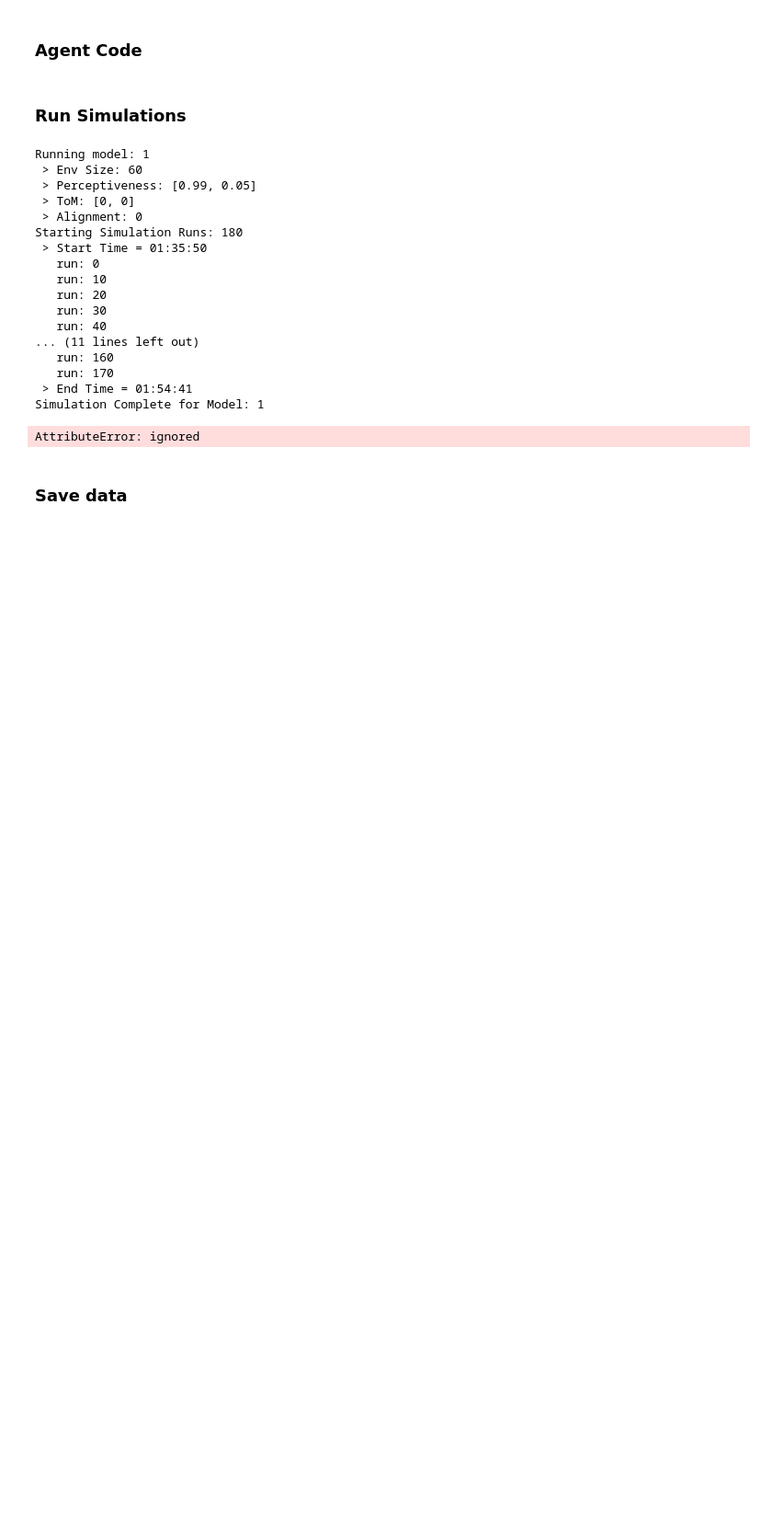
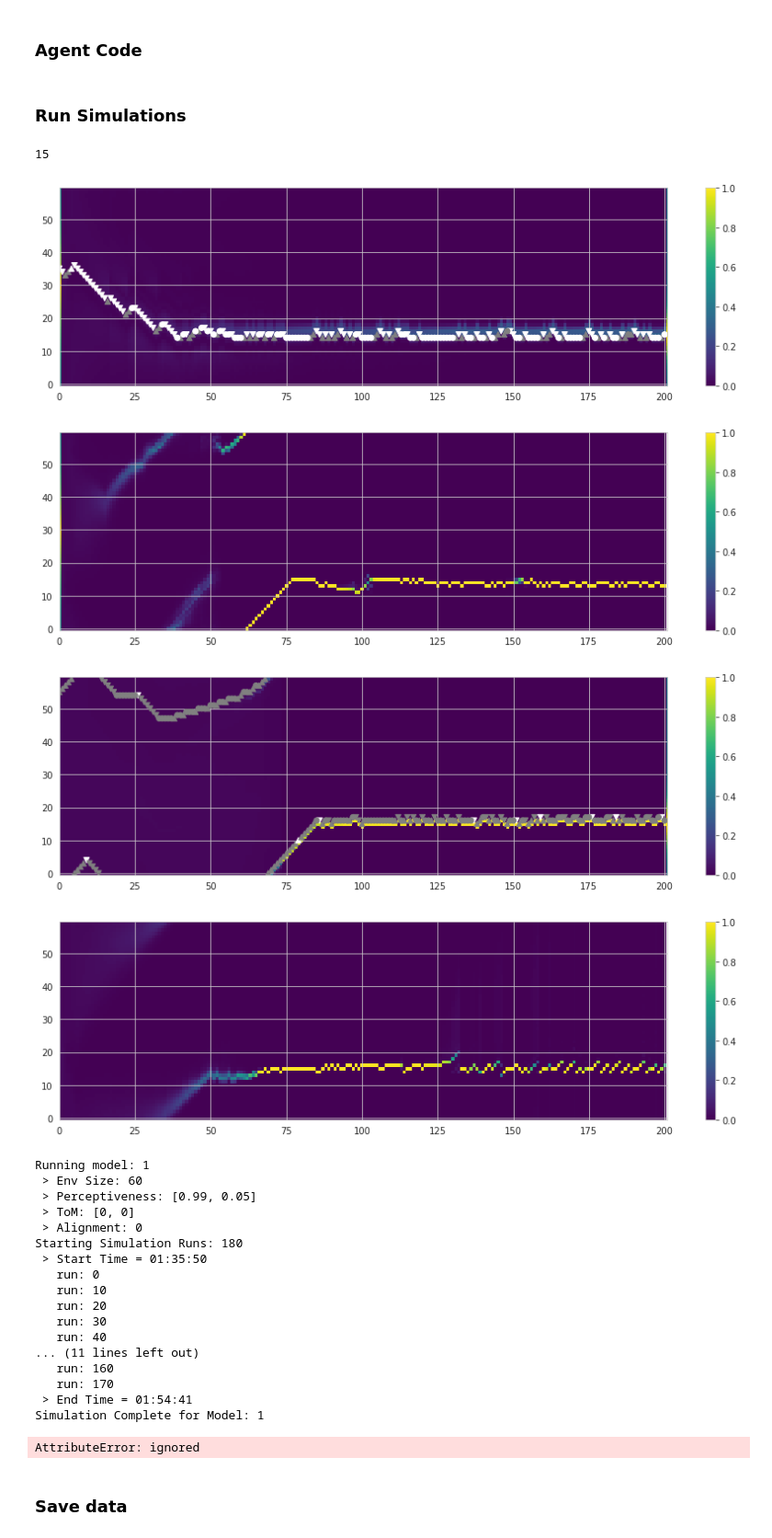
Before and after one commit to OREL-group/GSoC, a Jupyter notebook: Open Source Ethics/Collective Cognition (AI Ethics)/Simulation_Run_for_an_Active_Inference_Model_of_Collective_Intelligence.ipynb, the cells around one changed output. Shown: that part at 92% size. Drawn from its saved outputs; the diff is of its cells as text; code cells hidden in the pictures; blank space fills up the shorter version.

```diff
--- a/Open Source Ethics/Collective Cognition (AI Ethics)/Simulation_Run_for_an_Active_Inference_Model_of_Collective_Intelligence.ipynb
+++ b/Open Source Ethics/Collective Cognition (AI Ethics)/Simulation_Run_for_an_Active_Inference_Model_of_Collective_Intelligence.ipynb
@@ -456,14 +456,20 @@ CONDITIONS = {1: { 'model': 1, 'tom': [0, 0], 'alignment': 0},
               3: { 'model': 3, 'tom': [0, 0], 'alignment': 1},
               4: { 'model': 4, 'tom': [0, 0.5], 'alignment': 1}}
 # %%
-# # single run
-# MODEL = 4   # <= specify model you want to run
-# FOOD_POSITION = 15
-# print(FOOD_POSITION)
-# t1, c1, b1, psi1, t2, c2, b2, psi2 = singleRun(FOOD_POSITION,
-#                                                MAX_SENSE_PROBABILITY,
-#                                                CONDITIONS[MODEL]['tom'],
-#                                                CONDITIONS[MODEL]['alignment'], plot=True)
+# single run
+MODEL = 4   # <= specify model you want to run
+FOOD_POSITION = 15
+print(FOOD_POSITION)
+t1, c1, b1, psi1, t2, c2, b2, psi2 = singleRun(FOOD_POSITION,
+                                               MAX_SENSE_PROBABILITY,
+                                               CONDITIONS[MODEL]['tom'],
+                                               CONDITIONS[MODEL]['alignment'], plot=True)
+# %% [output]
+15
+[figure, added]
+[figure, added]
+[figure, added]
+[figure, added]
 # %%
 # Run All Experimental Conditions
 for i in range(1, 5):
```
Also changed, not shown: parts of 2 cells of this notebook.
